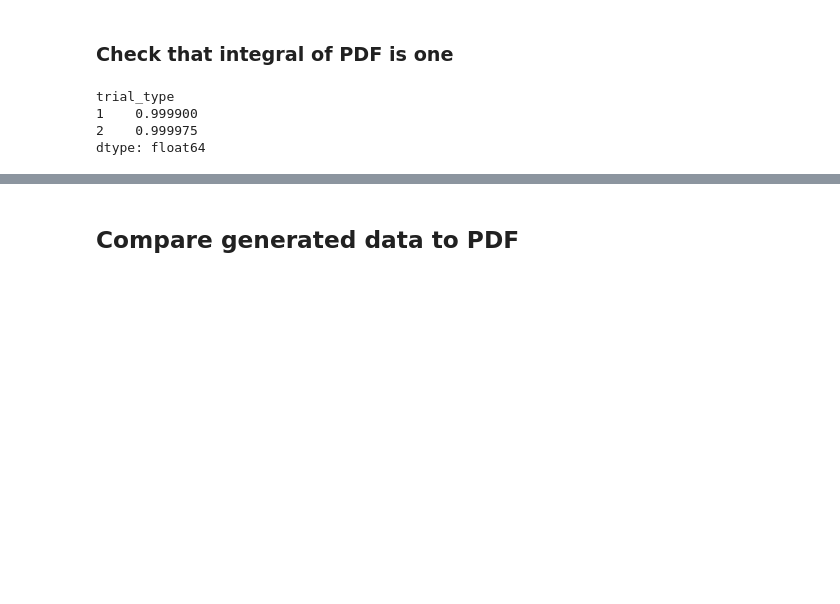
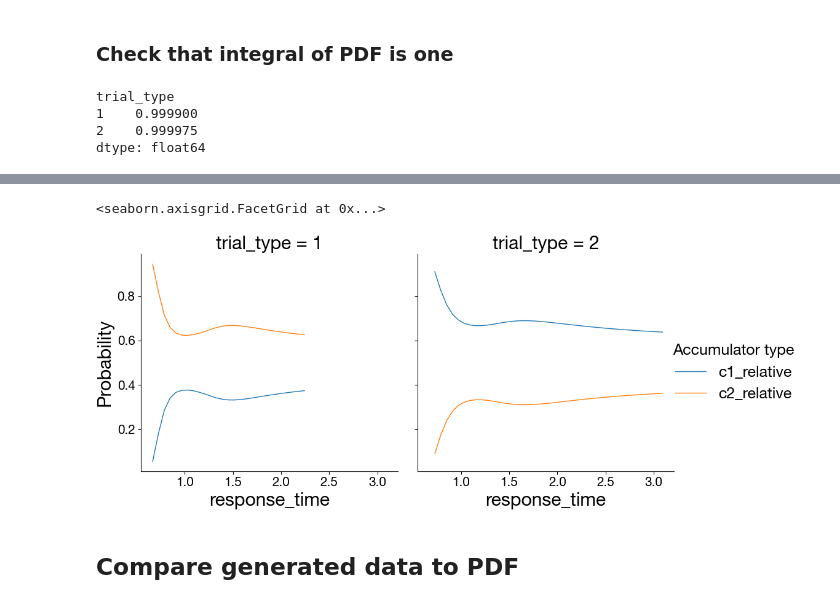
Before and after one commit to prestonlab/devreact, a Jupyter notebook: jupyter/check_pdf_dual.ipynb, the cells around one changed output, grey strips where cells are left out. Drawn from its saved outputs; the diff is of its cells as text; code cells hidden in the pictures; blank space fills up the shorter version.

```diff
--- a/jupyter/check_pdf_dual.ipynb
+++ b/jupyter/check_pdf_dual.ipynb
@@ -70,3 +133,24 @@ dtype: float64
+# %%
+prob = (
+    rescale.filter(response=1)
+    .unpivot(
+        index=['trial_type', 'response', 'response_time'],
+        on=['c1_relative', 'c2_relative'],
+        variable_name='Accumulator type',
+        value_name='Probability',
+    )
+)
+sns.relplot(
+    data=prob,
+    x='response_time',
+    y='Probability',
+    hue='Accumulator type',
+    col='trial_type',
+    kind='line',
+)
+# %% [output]
+<seaborn.axisgrid.FacetGrid at 0x...>
+[figure, added]
 # %% [markdown]
 ## Compare generated data to PDF
 # %%
```
Also changed, not shown: parts of 7 cells of this notebook, 3 other files.
